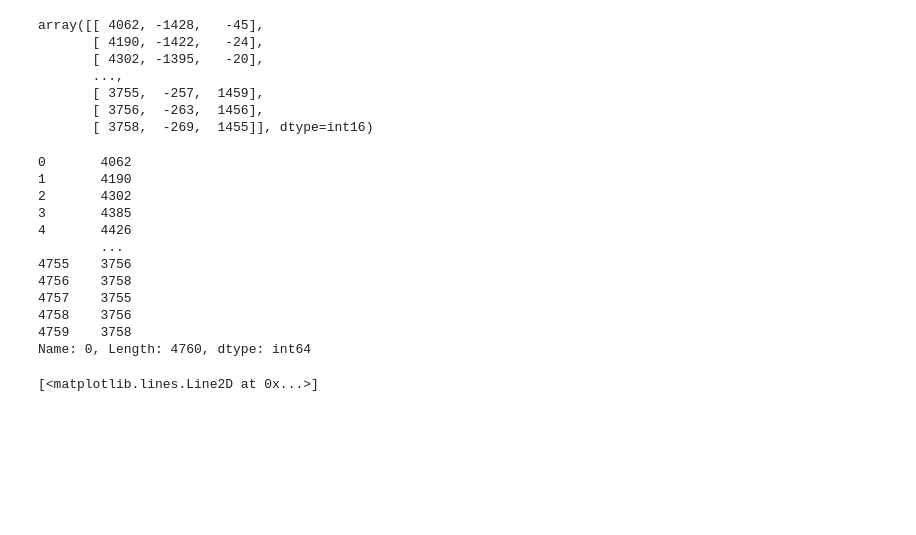
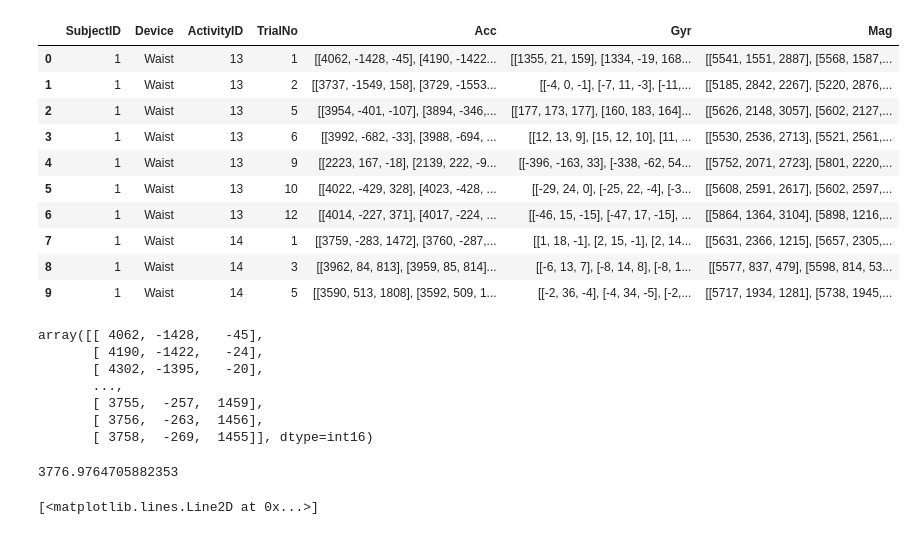
Before and after one commit to teddsords/Fall-Detection-and-Notification-System, a Jupyter notebook: Studying Pandas/Graphing FallAllD.ipynb, the cells around one changed output. Saved outputs shown, nothing was run; the diff lists cells and outputs as text; code cells hidden in the pictures; blank space fills up the shorter version.

Commit message:
Just a few changes in Graphing FallAllD

```diff
--- a/Studying Pandas/Graphing FallAllD.ipynb
+++ b/Studying Pandas/Graphing FallAllD.ipynb
@@ -1,7 +1,20 @@
 # %%
 import pandas as pd
 
 FallAllD = pd.read_pickle('FallAllD.pkl')
+FallAllD.head(10)
+# %% [output]
+|  | SubjectID | Device | ActivityID | TrialNo | Acc | Gyr | Mag |
+| 0 | 1 | Waist | 13 | 1 | [[4062, -1428, -45], [4190, -1422... | [[1355, 21, 159], [1334, -19, 168... | [[5541, 1551, 2887], [5568, 1587,... |
+| 1 | 1 | Waist | 13 | 2 | [[3737, -1549, 158], [3729, -1553... | [[-4, 0, -1], [-7, 11, -3], [-11,... | [[5185, 2842, 2267], [5220, 2876,... |
+| 2 | 1 | Waist | 13 | 5 | [[3954, -401, -107], [3894, -346,... | [[177, 173, 177], [160, 183, 164]... | [[5626, 2148, 3057], [5602, 2127,... |
+| 3 | 1 | Waist | 13 | 6 | [[3992, -682, -33], [3988, -694, ... | [[12, 13, 9], [15, 12, 10], [11, ... | [[5530, 2536, 2713], [5521, 2561,... |
+| 4 | 1 | Waist | 13 | 9 | [[2223, 167, -18], [2139, 222, -9... | [[-396, -163, 33], [-338, -62, 54... | [[5752, 2071, 2723], [5801, 2220,... |
+| 5 | 1 | Waist | 13 | 10 | [[4022, -429, 328], [4023, -428, ... | [[-29, 24, 0], [-25, 22, -4], [-3... | [[5608, 2591, 2617], [5602, 2597,... |
+| 6 | 1 | Waist | 13 | 12 | [[4014, -227, 371], [4017, -224, ... | [[-46, 15, -15], [-47, 17, -15], ... | [[5864, 1364, 3104], [5898, 1216,... |
+| 7 | 1 | Waist | 14 | 1 | [[3759, -283, 1472], [3760, -287,... | [[1, 18, -1], [2, 15, -1], [2, 14... | [[5631, 2366, 1215], [5657, 2305,... |
+| 8 | 1 | Waist | 14 | 3 | [[3962, 84, 813], [3959, 85, 814]... | [[-6, 13, 7], [-8, 14, 8], [-8, 1... | [[5577, 837, 479], [5598, 814, 53... |
+| 9 | 1 | Waist | 14 | 5 | [[3590, 513, 1808], [3592, 509, 1... | [[-2, 36, -4], [-4, 34, -5], [-2,... | [[5717, 1934, 1281], [5738, 1945,... |
 # %%
 FallAllD.loc[0].Acc
 # %% [output]
@@ -13,21 +26,10 @@ array([[ 4062, -1428,   -45],
        [ 3756,  -263,  1456],
        [ 3758,  -269,  1455]], dtype=int16)
 # %%
-Acc = pd.DataFrame(FallAllD.iloc[0].Acc.tolist())[0]
+Acc = pd.DataFrame(FallAllD.iloc[0].Acc.tolist())[0].mean()
 Acc
 # %% [output]
-0       4062
-1       4190
-2       4302
-3       4385
-4       4426
-        ...
-4755    3756
-4756    3758
-4757    3755
-4758    3756
-4759    3758
-Name: 0, Length: 4760, dtype: int64
+3776.9764705882353
 # %%
 from matplotlib import pyplot
 Fs_Acc = 238
```
